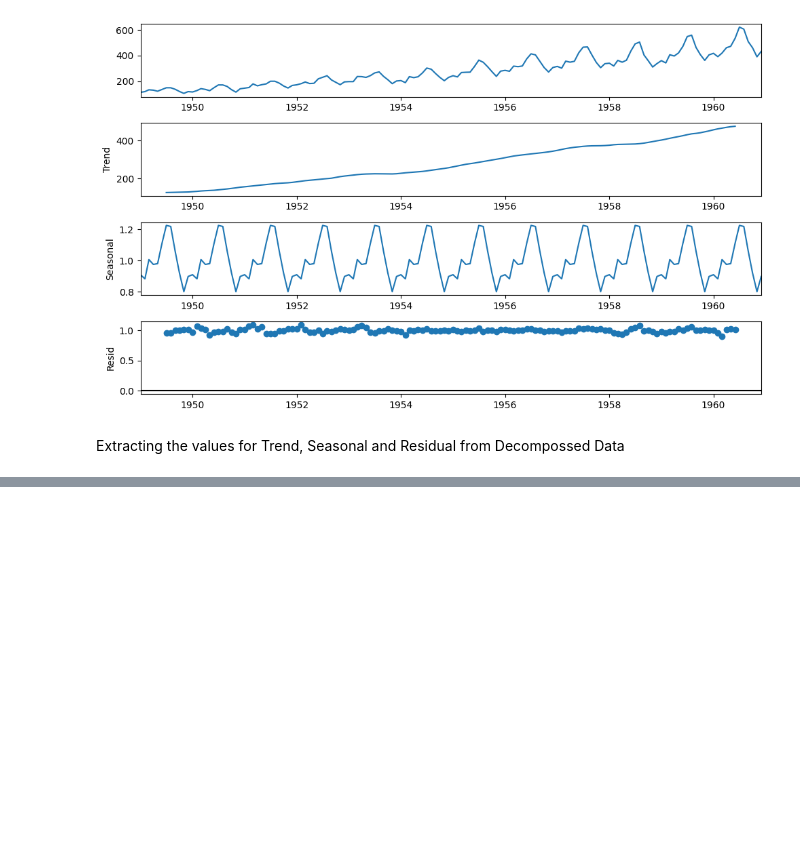
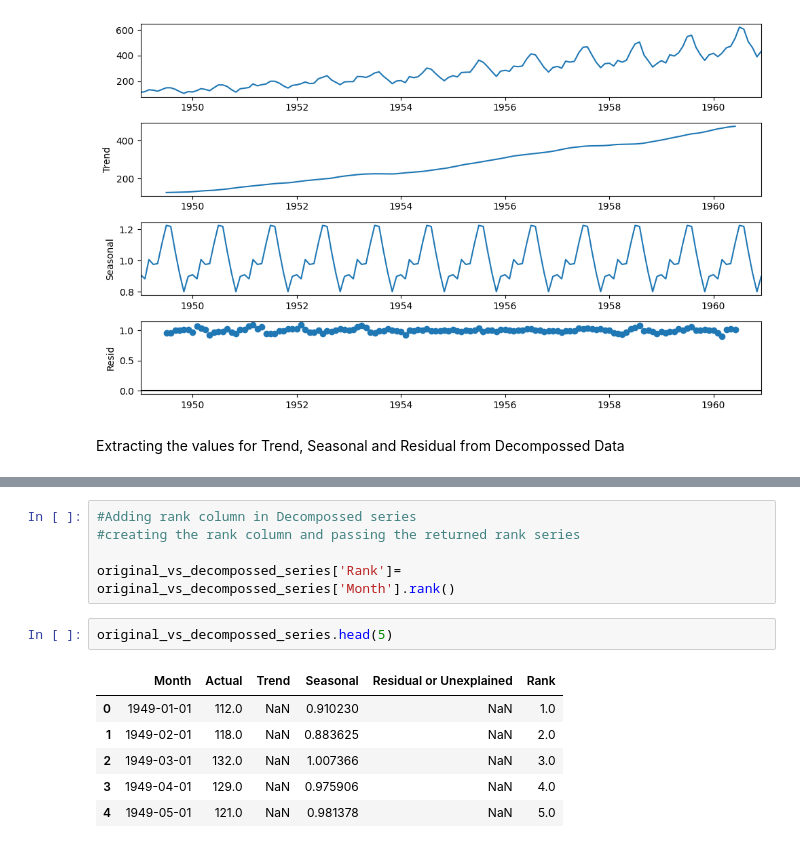
Before and after one commit to prateekkosta/Machine-Learning-Models, a Jupyter notebook: Time_Series_Modeling.ipynb, the cells around one changed output, grey strips where cells are left out. Saved outputs shown, nothing was run; the diff lists cells and outputs as text; blank space fills up the shorter version.

```diff
--- a/Time_Series_Modeling.ipynb
+++ b/Time_Series_Modeling.ipynb
@@ -167,0 +178,14 @@ files.download('original_vs_decompossed_series.csv')
+# %%
+#Adding rank column in Decompossed series
+#creating the rank column and passing the returned rank series
+
+original_vs_decompossed_series['Rank']= original_vs_decompossed_series['Month'].rank()
+# %%
+original_vs_decompossed_series.head(5)
+# %% [output]
+|  | Month | Actual | Trend | Seasonal | Residual or Unexplained | Rank |
+| 0 | 1949-01-01 | 112.0 | NaN | 0.910230 | NaN | 1.0 |
+| 1 | 1949-02-01 | 118.0 | NaN | 0.883625 | NaN | 2.0 |
+| 2 | 1949-03-01 | 132.0 | NaN | 1.007366 | NaN | 3.0 |
+| 3 | 1949-04-01 | 129.0 | NaN | 0.975906 | NaN | 4.0 |
+| 4 | 1949-05-01 | 121.0 | NaN | 0.981378 | NaN | 5.0 |
```
Also changed, not shown: parts of 18 cells of this notebook.
